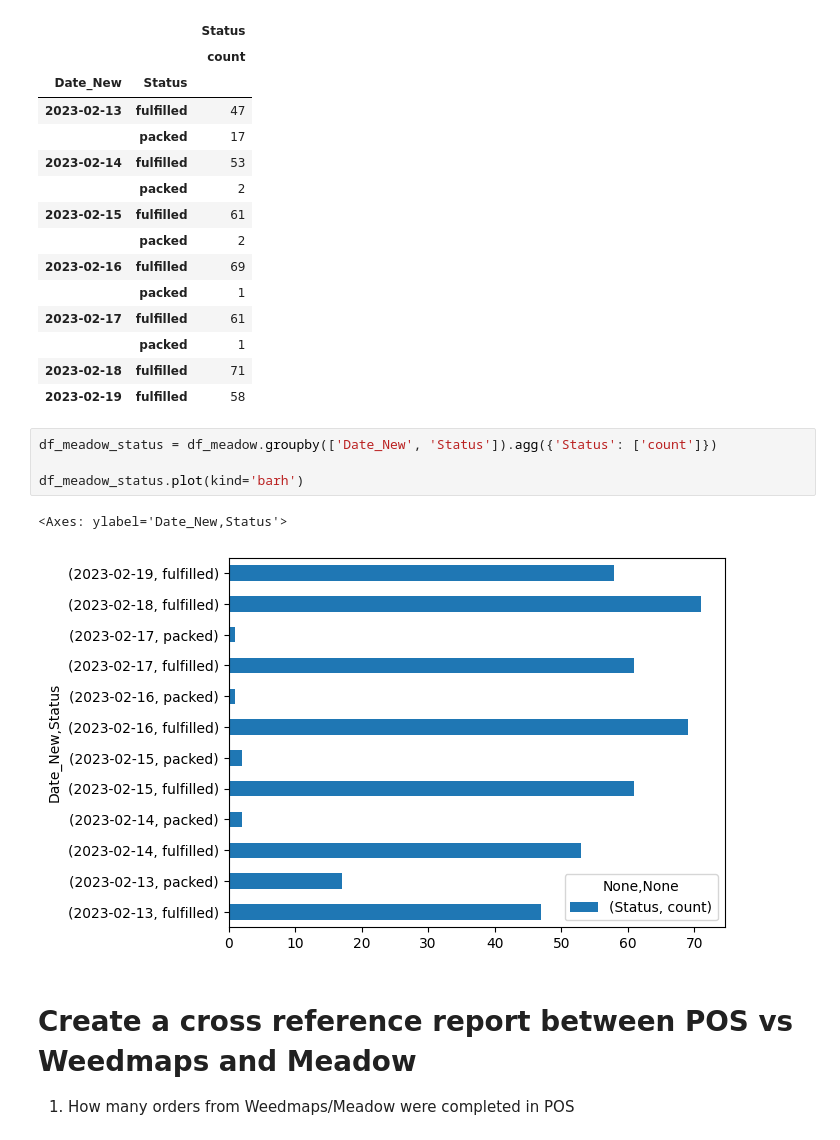
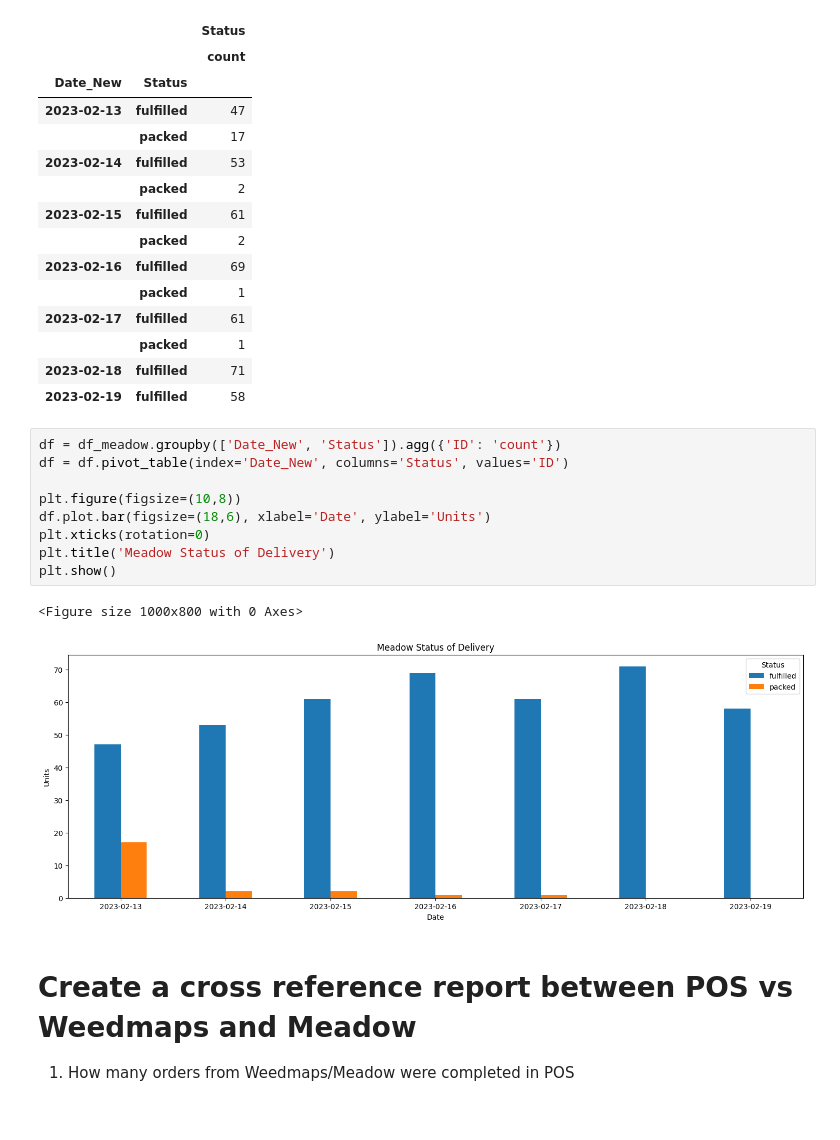
Before and after one commit to jhenac/fuego-data-analysis, a Jupyter notebook: fuego_networx.ipynb, the cells around one changed output. Saved outputs shown, nothing was run; the diff lists cells and outputs as text.

```diff
--- a/fuego_networx.ipynb
+++ b/fuego_networx.ipynb
@@ -220,13 +228,18 @@ df_meadow.groupby(['Date_New', 'Status']).agg({'Status': ['count']})
 |  | packed | 1 |
 | 2023-02-18 | fulfilled | 71 |
 | 2023-02-19 | fulfilled | 58 |
-# %%
-df_meadow_status = df_meadow.groupby(['Date_New', 'Status']).agg({'Status': ['count']})
-
-df_meadow_status.plot(kind='barh')
-# %% [output]
-<Axes: ylabel='Date_New,Status'>
-[figure, removed]
+# %%
+df = df_meadow.groupby(['Date_New', 'Status']).agg({'ID': 'count'})
+df = df.pivot_table(index='Date_New', columns='Status', values='ID')
+
+plt.figure(figsize=(10,8))
+df.plot.bar(figsize=(18,6), xlabel='Date', ylabel='Units')
+plt.xticks(rotation=0)
+plt.title('Meadow Status of Delivery')
+plt.show()
+# %% [output]
+<Figure size 1000x800 with 0 Axes>
+[figure, added]
 # %% [markdown]
 #  Create a cross reference report between POS vs Weedmaps and Meadow
 1. How many orders from Weedmaps/Meadow were completed in POS
```
Also changed, not shown: parts of 3 cells of this notebook.
